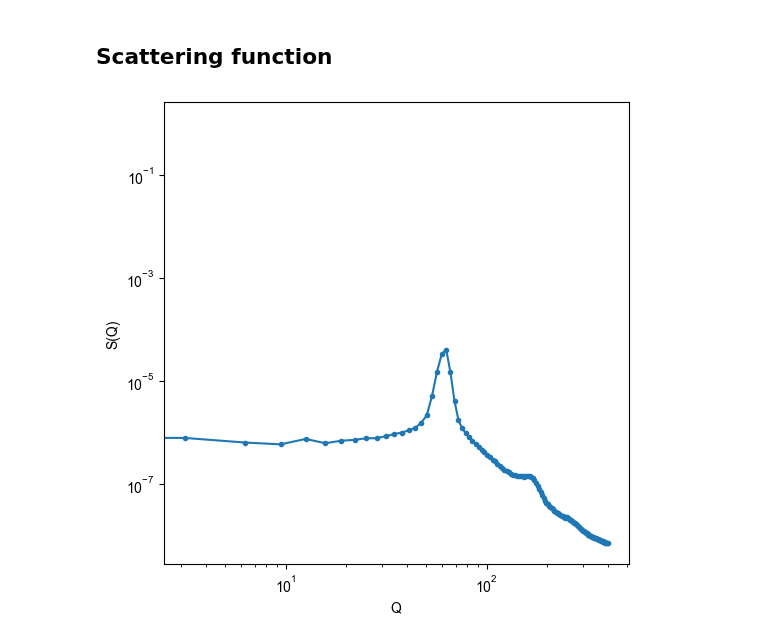
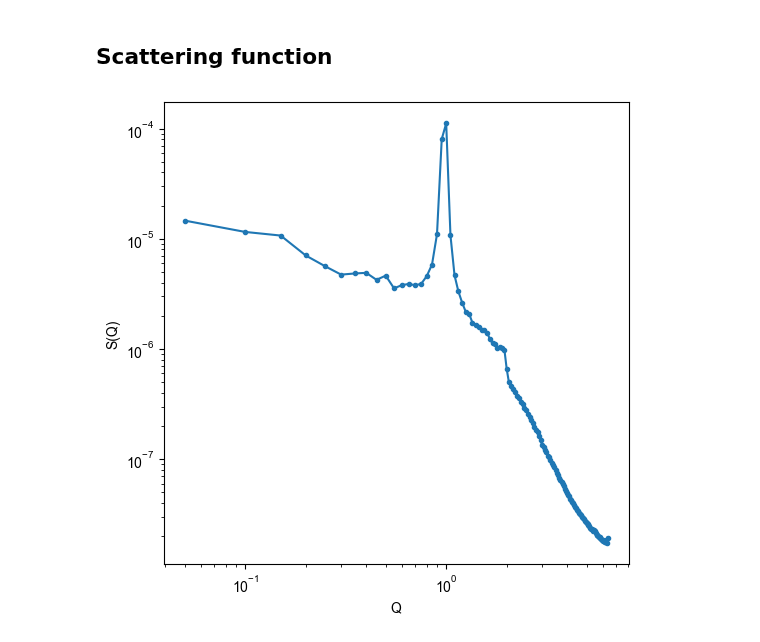
Before and after one commit to ch-tung/Randomwave_ML, a Jupyter notebook: test_anisotropic_randomwave_MO.ipynb, the cells around one changed output. Cells and saved outputs as stored; diff of their text form; code cells hidden in the pictures.

```diff
--- a/test_anisotropic_randomwave_MO.ipynb
+++ b/test_anisotropic_randomwave_MO.ipynb
@@ -26,9 +26,9 @@ r_grid = np.meshgrid(x,y,z)
 #### Wave vector distribution ####
 k_mean_z = np.array([0,0,20])*np.pi # lamellar perpendicular to z axis
 # k_mean_x = np.array([0,0,0])*np.pi # lamellar perpendicular to z axis
-k_var  = (np.array([1,1,1])*np.pi)**2
+k_var  = (np.array([0.1,0.1,0.1])*np.pi)**2
 k_cov  = np.diagflat(k_var)
-kappa = 4
+kappa = 2
 
 def sample_k(k_mean,k_cov):
     return np.random.multivariate_normal(k_mean,k_cov)
@@ -49,7 +49,7 @@ def rotation_matrix(axis, phi):
                      [2 * (bc - ad), aa + cc - bb - dd, 2 * (cd + ab)],
                      [2 * (bd + ac), 2 * (cd - ab), aa + dd - bb - cc]])
 
-def sample_wave(r_grid,k_mean,k_cov,n_wave = 100,kappa=1e8):
+def sample_wave_MO(r_grid, k_mean, k_cov, n_wave = 100, kappa=1e8):
     rho = np.zeros_like(r_grid[0])
     r_grid = [r.astype(np.float32) for r in r_grid]
     for i in range(n_wave):
@@ -88,8 +88,8 @@ def ball():
 ## Visualization
 # %%
 #### Clipping random wave ####
-alpha = 0 # clipping level
-rho = sample_wave(r_grid,k_mean_z,k_cov,n_wave = 60, kappa=kappa)
+alpha = 0.5 # clipping level
+rho = sample_wave_MO(r_grid,k_mean_z,k_cov,n_wave = 60, kappa=kappa)
 # %%
 # pyvista
 # https://stackoverflow.com/questions/6030098
@@ -207,7 +212,7 @@ def scatter_grid(rho, alpha, qq, scale=1, box_size=2):
 n_sample = 10
 S_q_list = []
 for i in trange(n_sample):
-    rho = sample_wave(r_grid,k_mean_z,k_cov,n_wave = 30, kappa=kappa)
+    rho = sample_wave_MO(r_grid,k_mean_z,k_cov,n_wave = 30, kappa=kappa)
     # rho = ball()-0.5
 
     box_size = 2
@@ -223,16 +228,16 @@ S_q = np.mean(np.array(S_q_list),axis=0)
 # %%
 fig = plt.figure(figsize=(6,6))
 ax = fig.add_subplot(111)
 
-ax.plot(qq[:],S_q[:],'.-')
+ax.plot(qq[1:]/20/np.pi,S_q[1:],'.-')
 # ax.plot([4.493,4.493],[1e-9,1],'-k')
 # ax.plot([7.725,7.725],[1e-9,1],'-k')
 ax.set_xlabel('Q')
 ax.set_ylabel('S(Q)')
 ax.set_yscale('log')
 ax.set_xscale('log')
 # ax.set_xlim([0,100])
 # ax.set_ylim([1e-6,2e0])
 plt.show()
 # %% [output]
-[figure, old version]
+[figure, new version]
```
Also changed, not shown: parts of 5 cells of this notebook.
